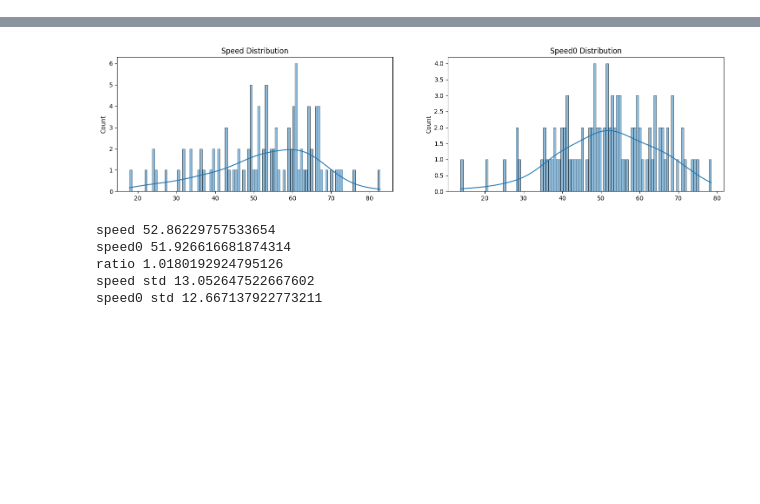
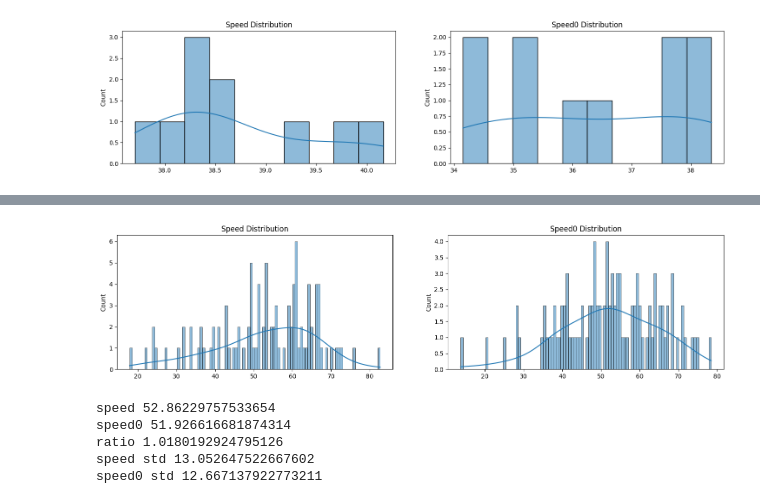
Before and after one commit to minaduki-sora/RADAR, a Jupyter notebook: notebook/speed.ipynb, the cells around one changed output, grey strips where cells are left out. Saved outputs shown, nothing was run; the diff lists cells and outputs as text; code cells hidden in the pictures; blank space fills up the shorter version.

```diff
--- a/notebook/speed.ipynb
+++ b/notebook/speed.ipynb
@@ -82,0 +80,81 @@ speed0 std 9.03204354601754
+# %%
+import json
+from transformers import AutoTokenizer
+import numpy as np
+import seaborn as sns
+import matplotlib.pyplot as plt
+
+tokenizer=AutoTokenizer.from_pretrained("/home/majunjie/code/weights/hf/Meta-Llama-3.1-8B-Instruct/")
+# jsonl_file = "../output/mt_bench/llama3.1/t1d7/pt/hawkeye-33-0.004-1-0.99-speedtest-s100-1.jsonl"
+jsonl_file = "../output/mt_bench/llama3.1/t1d7/hawkeye-lh128mh128dr0.1r33a0.004b1g0.99lr5e-05-speedtest-10.jsonl"
+jsonl_file_base = "../output/mt_bench/llama3.1/t1d7/eagle3-speedtest-10.jsonl"
+
+data = []
+with open(jsonl_file, 'r', encoding='utf-8') as file:
+    for line in file:
+        json_obj = json.loads(line)
+        data.append(json_obj)
+
+avg_speeds = []
+for j in range(10):
+    speeds=[]
+    for datapoint in data[:40]:
+        # qid=datapoint["question_id"]
+        ch = datapoint["choices"][j]
+        answer=ch['turns']
+        # tokens=sum(ch['new_tokens'])
+        # times = sum(ch['wall_time'])
+        # speeds.append(tokens/times)
+        tokens = 0
+        for i in answer:
+            tokens += (len(tokenizer(i).input_ids) - 1)
+        times = sum(ch['wall_time'])
+        speeds.append(tokens / times)
+    avg_speeds.append(np.array(speeds).mean())
+
+
+data = []
+with open(jsonl_file_base, 'r', encoding='utf-8') as file:
+    for line in file:
+        json_obj = json.loads(line)
+        data.append(json_obj)
+
+
+avg_speeds0 = []
+for j in range(10):
+    speeds0=[]
+    for datapoint in data[:40]:
+        # qid=datapoint["question_id"]
+        ch = datapoint["choices"][j]
+        answer=ch['turns']
+        # tokens=sum(ch['new_tokens'])
+        # times = sum(ch['wall_time'])
+        # speeds.append(tokens/times)
+        tokens = 0
+        for i in answer:
+            tokens += (len(tokenizer(i).input_ids) - 1)
+        times = sum(ch['wall_time'])
+        speeds0.append(tokens / times)
+    avg_speeds0.append(np.array(speeds0).mean())
+
+#show speed and speed0 's distribution
+fig, axes = plt.subplots(1, 2, figsize=(18, 4))
+sns.histplot(avg_speeds, bins=10, kde=True, ax=axes[0])
+axes[0].set_title('Speed Distribution')
+sns.histplot(avg_speeds0, bins=10, kde=True, ax=axes[1])
+axes[1].set_title('Speed0 Distribution')
+plt.show()
+
+print('speed',np.array(avg_speeds).mean())
+print('speed0',np.array(avg_speeds0).mean())
+print("ratio",np.array(avg_speeds).mean()/np.array(avg_speeds0).mean())
+avg_speeds.sort()
+print('avg_speeds', avg_speeds)
+avg_speeds0.sort()
+print('avg_speeds0', avg_speeds0)
+
+# cal std
+print('speed std',np.array(avg_speeds).std())
+print('speed0 std',np.array(avg_speeds0).std())
+# %% [output]
+[figure, added]
```
Also changed, not shown: parts of 2 cells of this notebook, 34 other files.
